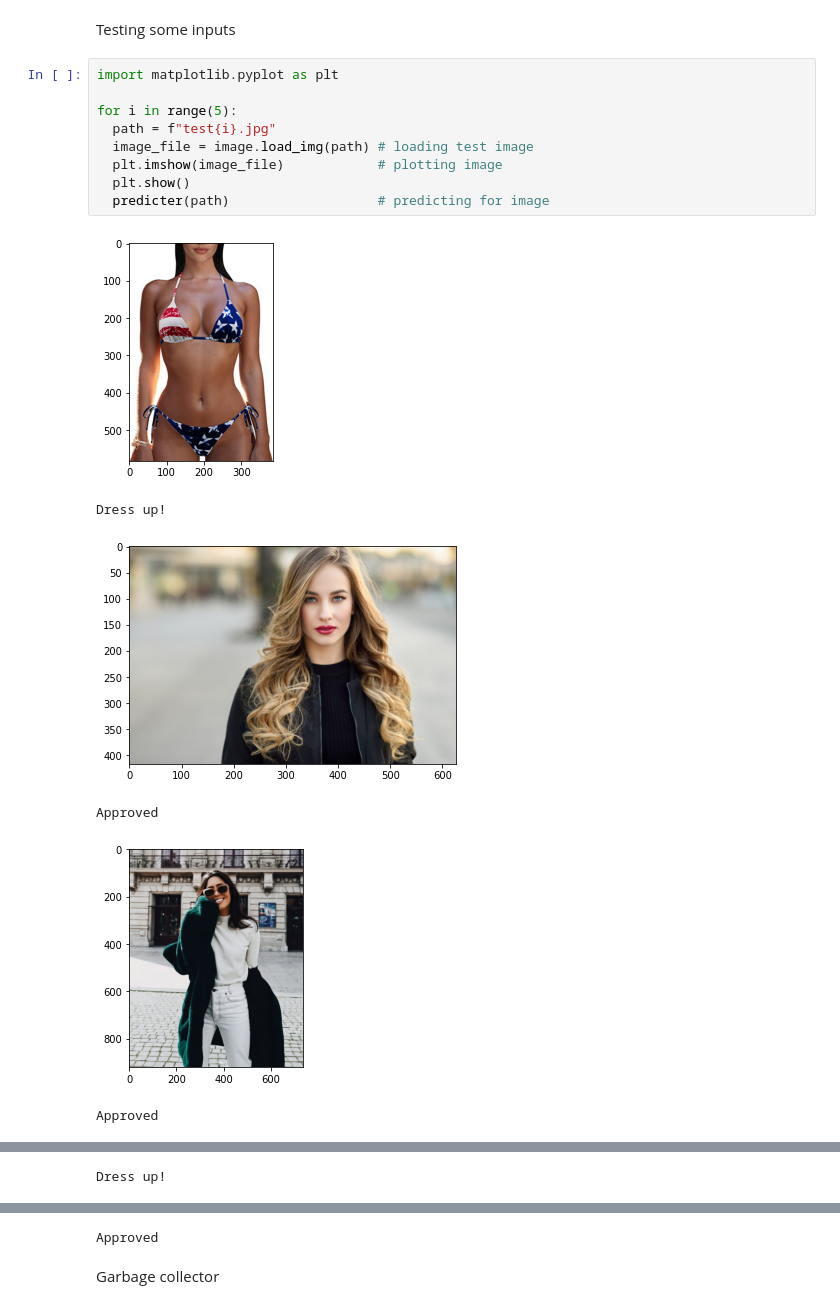
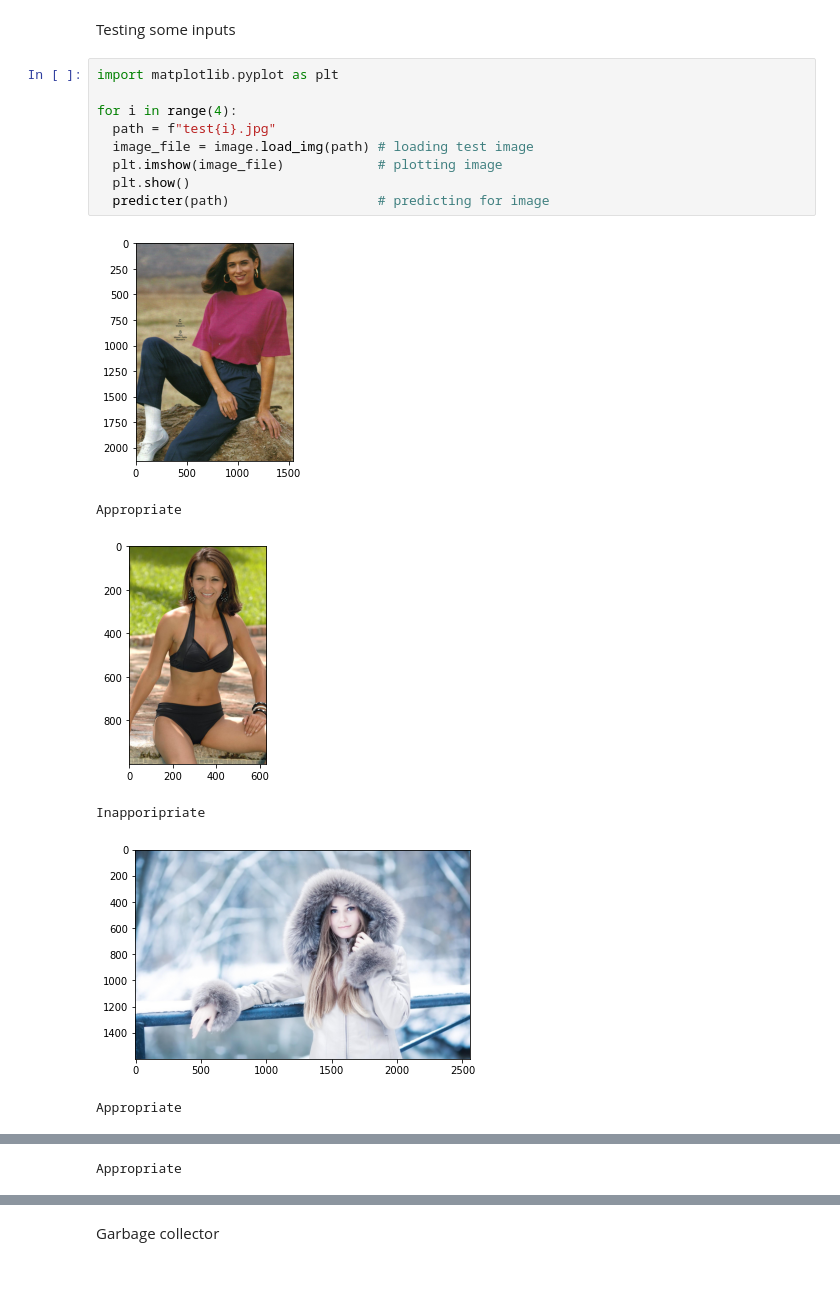
Before and after one commit to LaTsa99/DeepMinds, a Jupyter notebook: DeepMinds.ipynb, the cells around one changed output, grey strips where cells are left out. Drawn from its saved outputs; the diff is of its cells as text; blank space fills up the shorter version.

```diff
--- a/DeepMinds.ipynb
+++ b/DeepMinds.ipynb
@@ -208,16 +208,16 @@ Testing some inputs
 # %%
 import matplotlib.pyplot as plt
 
-for i in range(5):
+for i in range(4):
   path = f"test{i}.jpg"
   image_file = image.load_img(path) # loading test image
   plt.imshow(image_file)            # plotting image
   plt.show()
   predicter(path)                   # predicting for image
 # %% [output]
-[figure, old version]
+[figure, new version]
-Dress up!
+Appropriate
-[figure, old version]
+[figure, new version]
-Approved
+Inapporipriate
-[figure, old version]
+[figure, new version]
-Approved
+Appropriate
@@ -225 +225 @@ Approved
-Dress up!
+Appropriate
@@ -227,4 +226,3 @@ Dress up!
-Approved
 # %% [markdown]
 Garbage collector
 # %%
```
Also changed, not shown: parts of 1 cell of this notebook.
